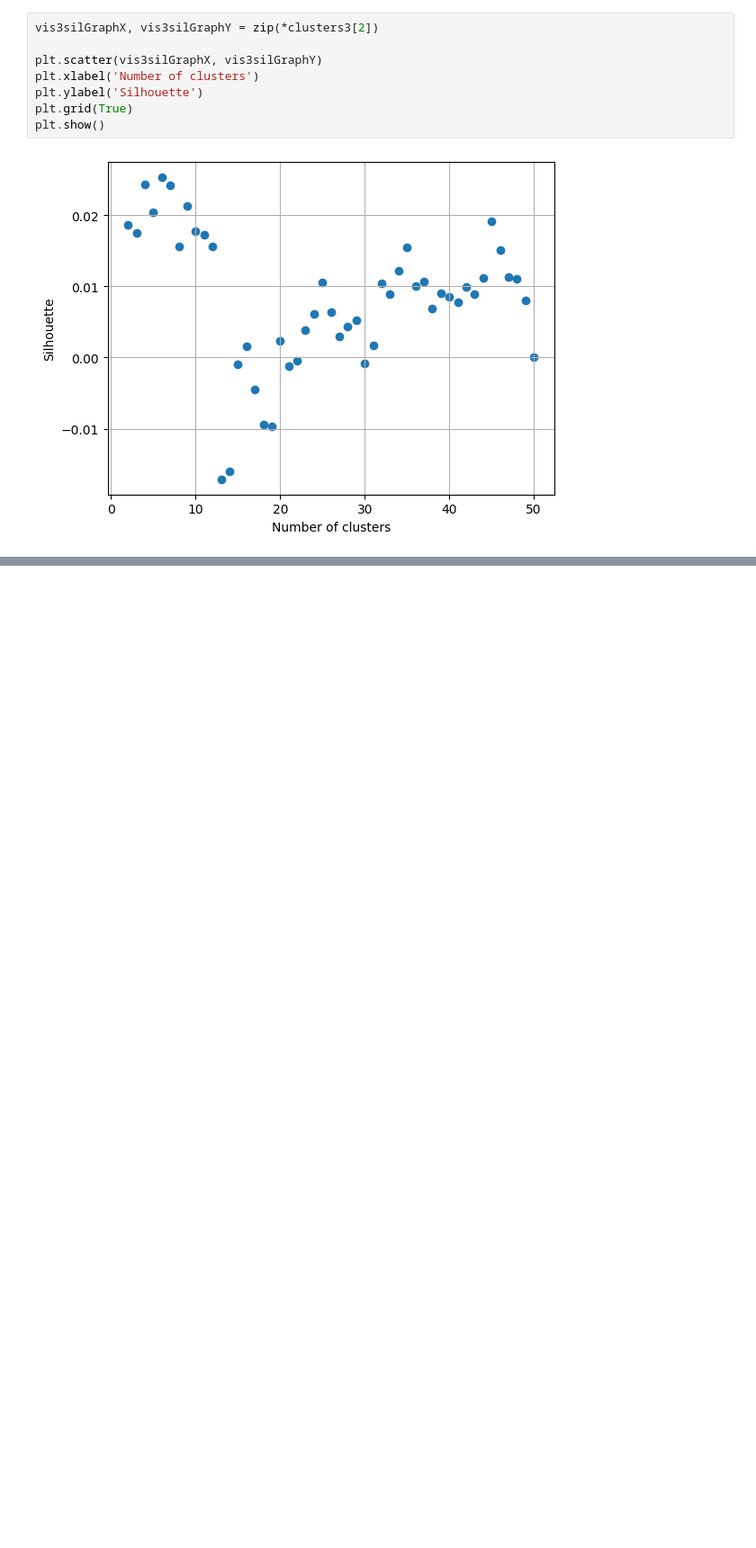
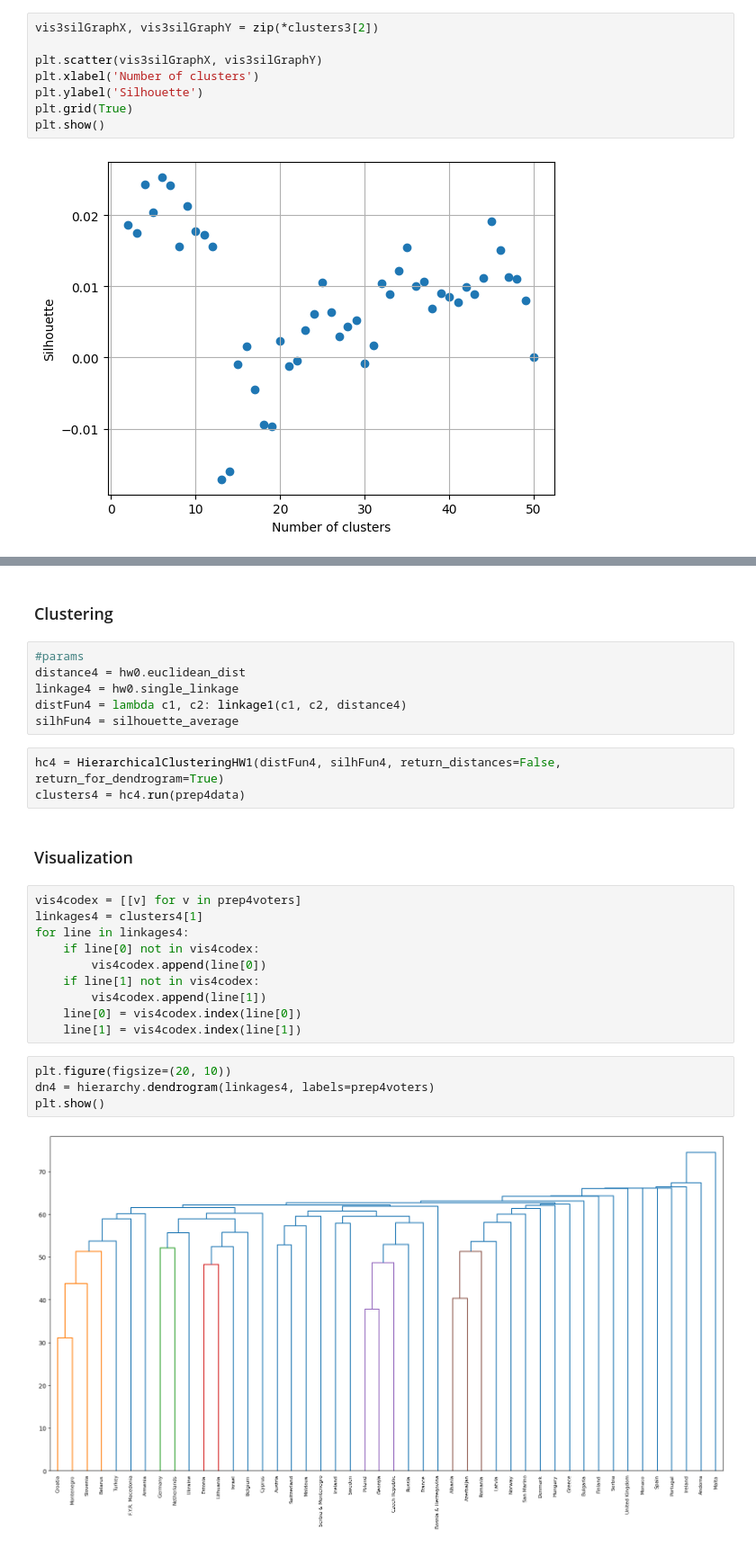
Before and after one commit to brziga/uozp-hw1, a Jupyter notebook: hw1.ipynb, the cells around one changed output, grey strips where cells are left out. Shown: that part at 90% size. Drawn from its saved outputs; the diff is of its cells as text; blank space fills up the shorter version.

```diff
--- a/hw1.ipynb
+++ b/hw1.ipynb
@@ -390,0 +420,29 @@ plt.show()
+# %% [markdown]
+### Clustering
+# %%
+#params
+distance4 = hw0.euclidean_dist
+linkage4 = hw0.single_linkage
+distFun4 = lambda c1, c2: linkage1(c1, c2, distance4)
+silhFun4 = silhouette_average
+# %%
+hc4 = HierarchicalClusteringHW1(distFun4, silhFun4, return_distances=False, return_for_dendrogram=True)
+clusters4 = hc4.run(prep4data)
+# %% [markdown]
+### Visualization
+# %%
+vis4codex = [[v] for v in prep4voters]
+linkages4 = clusters4[1]
+for line in linkages4:
+    if line[0] not in vis4codex:
+        vis4codex.append(line[0])
+    if line[1] not in vis4codex:
+        vis4codex.append(line[1])
+    line[0] = vis4codex.index(line[0])
+    line[1] = vis4codex.index(line[1])
+# %%
+plt.figure(figsize=(20, 10))
+dn4 = hierarchy.dendrogram(linkages4, labels=prep4voters)
+plt.show()
+# %% [output]
+[figure, added]
```
Also changed, not shown: parts of 4 cells of this notebook.
